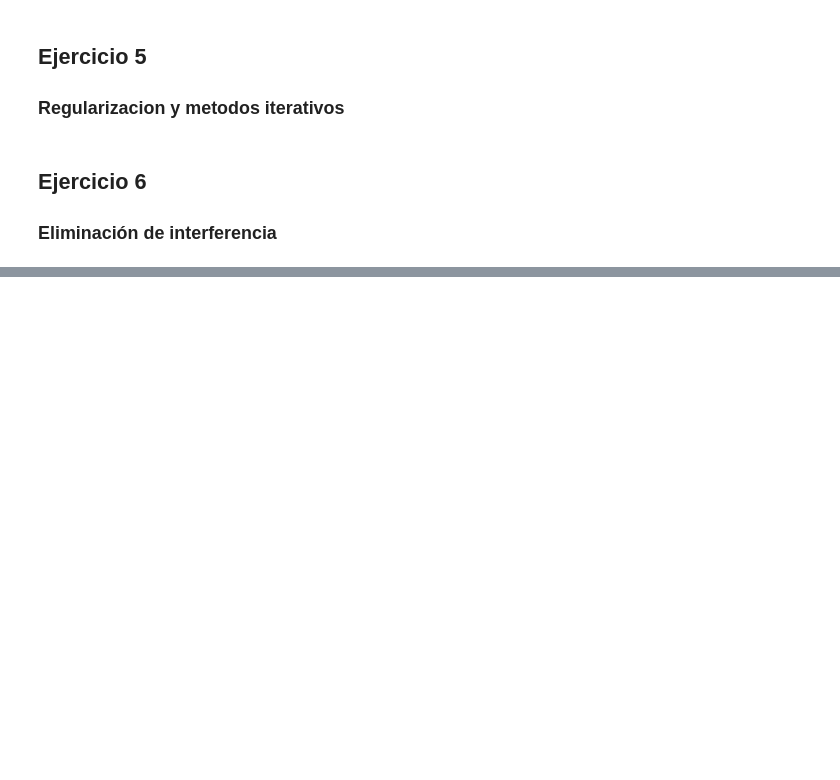
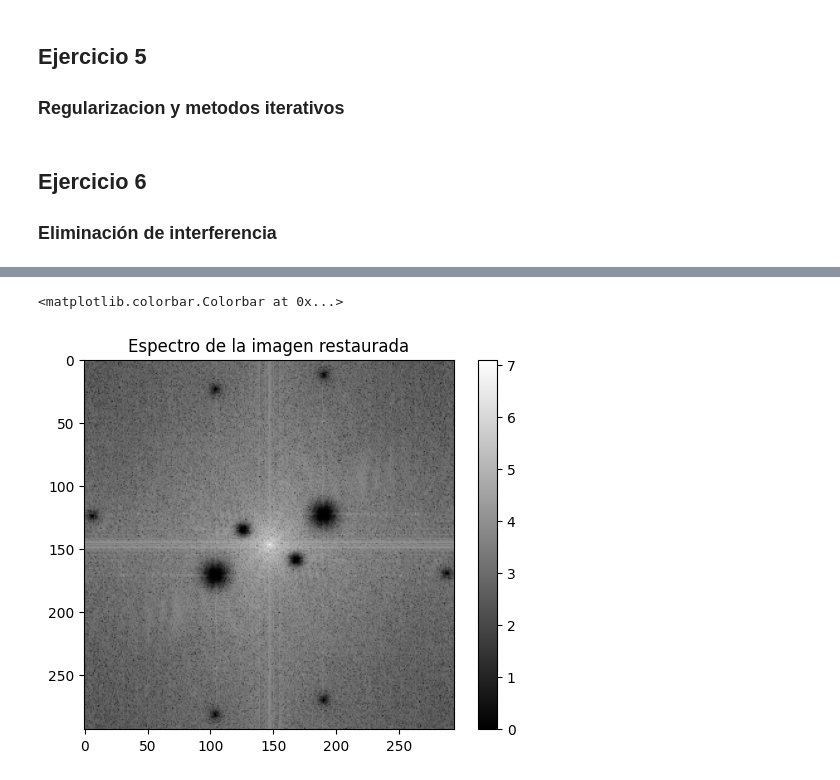
Before and after one commit to pabgonzalez/Digital-Image-Processing, a Jupyter notebook: TP5 - Restauracion de Imagenes/TP5.ipynb, the cells around one changed output, grey strips where cells are left out. Drawn from its saved outputs; the diff is of its cells as text; code cells hidden in the pictures; blank space fills up the shorter version.

```diff
--- a/TP5 - Restauracion de Imagenes/TP5.ipynb
+++ b/TP5 - Restauracion de Imagenes/TP5.ipynb
@@ -27,0 +79,11 @@ from matplotlib import pyplot as plt
+# %%
+clown_freq_filtered = np.multiply(clown_freq, Hnotch)
+
+# Plot spectrum of filtered image
+clown_freq_filtered_log = np.log10(np.abs(clown_freq_filtered) + 1)
+plt.imshow(clown_freq_filtered_log, cmap="gray")
+plt.title("Espectro de la imagen restaurada")
+plt.colorbar()
+# %% [output]
+<matplotlib.colorbar.Colorbar at 0x...>
+[figure, added]
```
Also changed, not shown: parts of 5 cells of this notebook, 1 other file.
